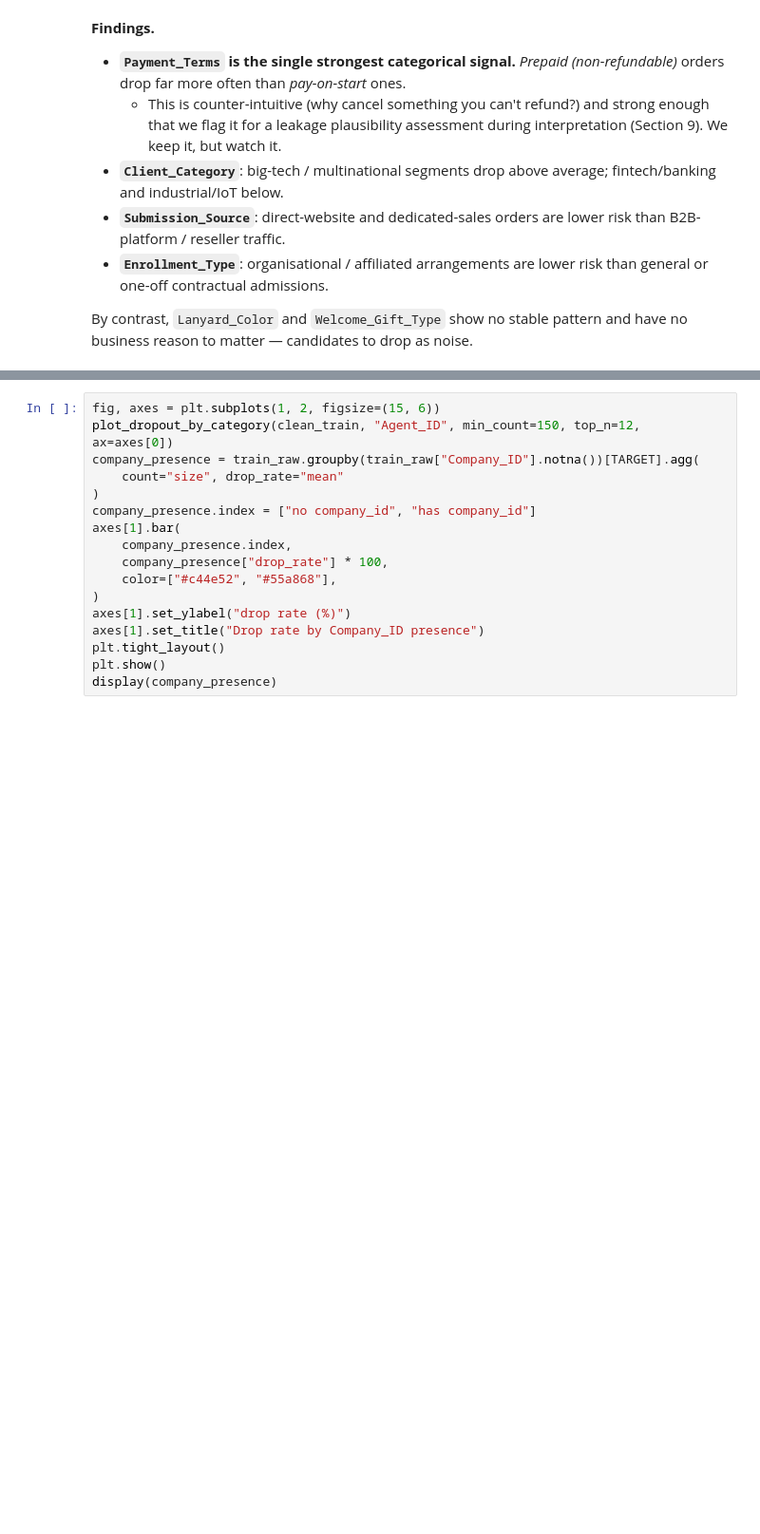
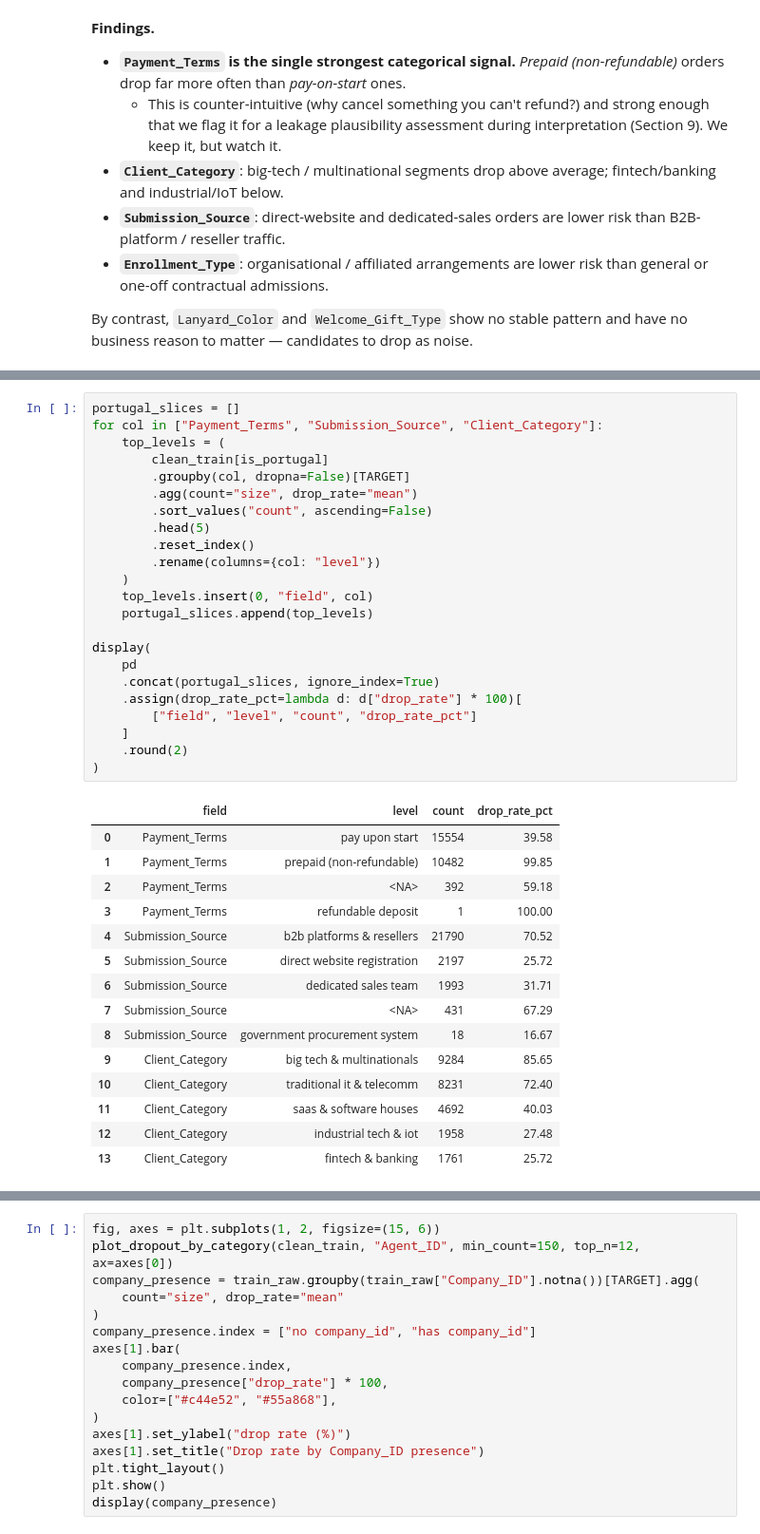
Before and after one commit to manemajef/ml-proj, a Jupyter notebook: notebook_v3.ipynb, the cells around one changed output, grey strips where cells are left out. Shown at 95% size. Cells and saved outputs as stored; diff of their text form; blank space fills up the shorter version.

```diff
--- a/notebook_v3.ipynb
+++ b/notebook_v3.ipynb
@@ -571 +601,40 @@ Based only on country, we could divide them into groups: those that are quite ch
+# %%
+portugal_slices = []
+for col in ["Payment_Terms", "Submission_Source", "Client_Category"]:
+    top_levels = (
+        clean_train[is_portugal]
+        .groupby(col, dropna=False)[TARGET]
+        .agg(count="size", drop_rate="mean")
+        .sort_values("count", ascending=False)
+        .head(5)
+        .reset_index()
+        .rename(columns={col: "level"})
+    )
+    top_levels.insert(0, "field", col)
+    portugal_slices.append(top_levels)
+
+display(
+    pd
+    .concat(portugal_slices, ignore_index=True)
+    .assign(drop_rate_pct=lambda d: d["drop_rate"] * 100)[
+        ["field", "level", "count", "drop_rate_pct"]
+    ]
+    .round(2)
+)
+# %% [output]
+|  | field | level | count | drop_rate_pct |
+| 0 | Payment_Terms | pay upon start | 15554 | 39.58 |
+| 1 | Payment_Terms | prepaid (non-refundable) | 10482 | 99.85 |
+| 2 | Payment_Terms | <NA> | 392 | 59.18 |
+| 3 | Payment_Terms | refundable deposit | 1 | 100.00 |
+| 4 | Submission_Source | b2b platforms & resellers | 21790 | 70.52 |
+| 5 | Submission_Source | direct website registration | 2197 | 25.72 |
+| 6 | Submission_Source | dedicated sales team | 1993 | 31.71 |
+| 7 | Submission_Source | <NA> | 431 | 67.29 |
+| 8 | Submission_Source | government procurement system | 18 | 16.67 |
+| 9 | Client_Category | big tech & multinationals | 9284 | 85.65 |
+| 10 | Client_Category | traditional it & telecomm | 8231 | 72.40 |
+| 11 | Client_Category | saas & software houses | 4692 | 40.03 |
+| 12 | Client_Category | industrial tech & iot | 1958 | 27.48 |
+| 13 | Client_Category | fintech & banking | 1761 | 25.72 |
 # %% [markdown]
```
Also changed, not shown: parts of 15 cells of this notebook, 16 other files.
